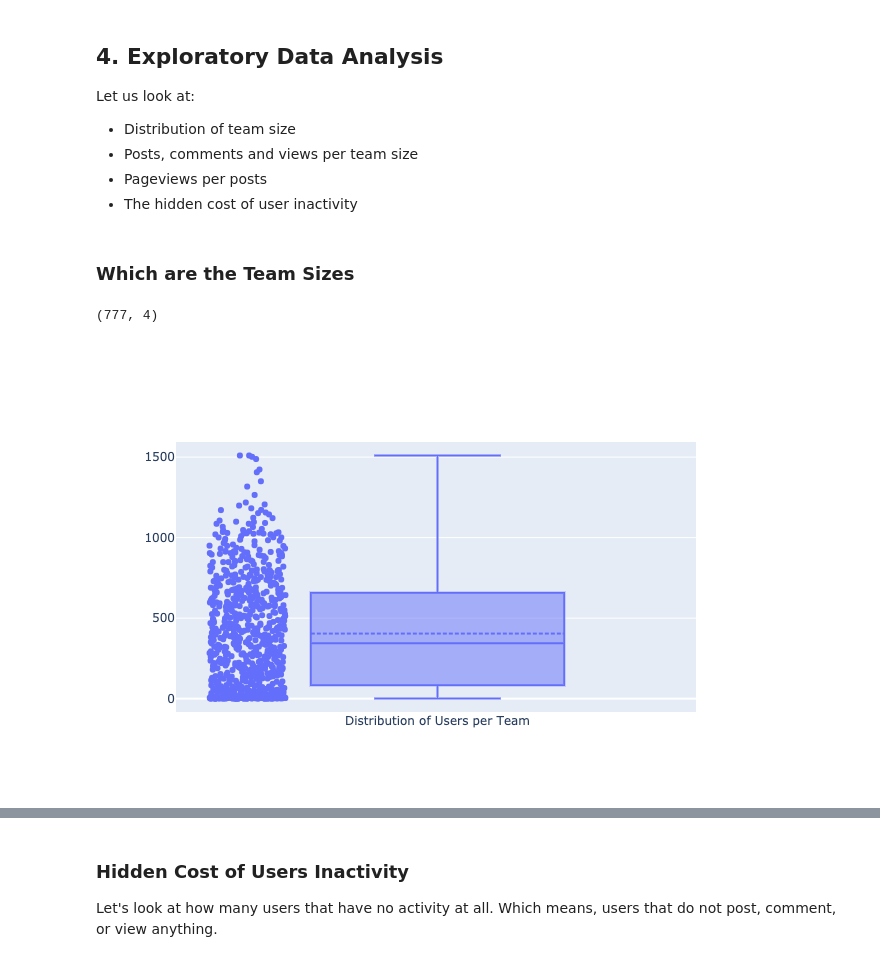
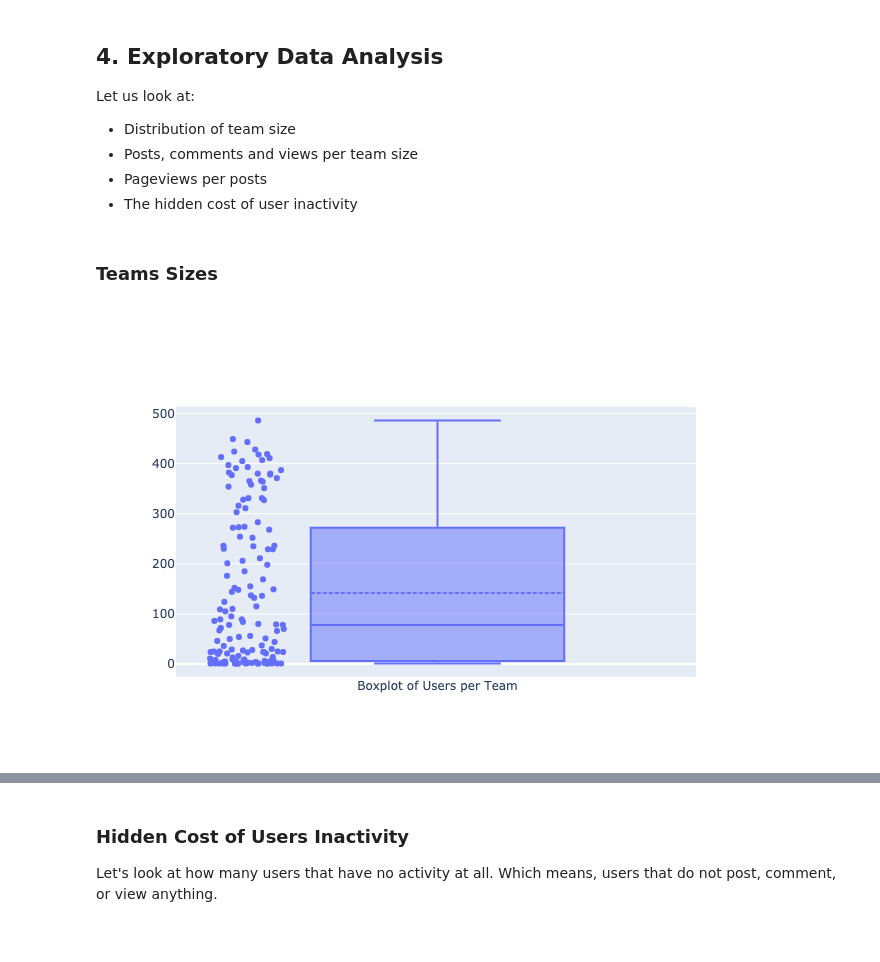
Before and after one commit to KyleOS/useractivity-1, a Jupyter notebook: notebook.ipynb, the cells around one changed output, grey strips where cells are left out. Drawn from its saved outputs; the diff is of its cells as text; code cells hidden in the pictures.

Commit message:
rerun with more data
more data

```diff
--- a/notebook.ipynb
+++ b/notebook.ipynb
@@ -117,8 +117,8 @@ conn.close()
 Saving to a cache file so we don't need to download all the time we run the notebook, also because some APIs have historical limits, so it's best to save/update that data every time it's pulled in.
 # %%
 # Open JSON datasets
-users = pd.read_json('cache/users_full.json')
-comments = pd.read_json('cache/comments_full.json')
-posts = pd.read_json('cache/posts_full.json')
+users = pd.read_json('cache/users_full_2.json')
+comments = pd.read_json('cache/comments_full_2.json')
+posts = pd.read_json('cache/posts_full_2.json')
 # %%
 # Save to JSON
@@ -133,26 +133,25 @@ Let us look at:
 - Posts, comments and views per team size
 - Pageviews per posts
 - The hidden cost of user inactivity
-# %% [markdown]
-### Which are the Team Sizes
+# %% [markdown]
+### Teams Sizes
 # %%
-# Combine all data and group by teams
+# Combine datasets and grou by teams
 teamactivity = pd.merge(users,comments, how='left', on=['user_id'])
-teamactivity = pd.merge(teamactivity,posts, how='left', on=['posts_id'])
-teamactivity = pd.DataFrame(teamactivity.groupby(['team_id']).agg({
-         'user_id': "count",  # team size
-         'posts_id': "nunique", # posts
-         'comment_id': "count", # comments
-         'views': "sum", # views
-}))
-teamactivity = teamactivity.rename(columns={'user_id': 'users', 'posts_id': 'posts','comment_id': 'comments'} )
-teamactivity.to_json(r'cache/teamactivity.json')
+teamactivity = pd.merge(teamactivity,posts, how='left', on=['user_id'])
+teamactivity = teamactivity[['team_id','user_id',
+                             'posts_id_y','comment_id',
+                             'views']].groupby(['team_id']).agg({
+    'user_id': "nunique",  # team size
+    'posts_id_y': "nunique", # posts
+    'comment_id': "nunique", # comments
+    'views': sum # views
+})
+teamactivity = teamactivity.rename(columns={'user_id': 'users', 'posts_id_y': 'posts','comment_id': 'comments'} )
-# %% [output]
-(777, 4)
 # %%
 # Distribution of Users per Team
 fig = go.Figure()
-fig.add_trace(go.Box(y=teamactivity.users, boxmean=True, boxpoints='all', name="Distribution of Users per Team"))
+fig.add_trace(go.Box(y=teamactivity.users, boxmean=True, boxpoints='all', name="Boxplot of Users per Team"))
 fig.show()
 # %% [output]
-[figure, old version]
+[figure, new version]
```
Also changed, not shown: parts of 10 cells of this notebook, 3 other files.
